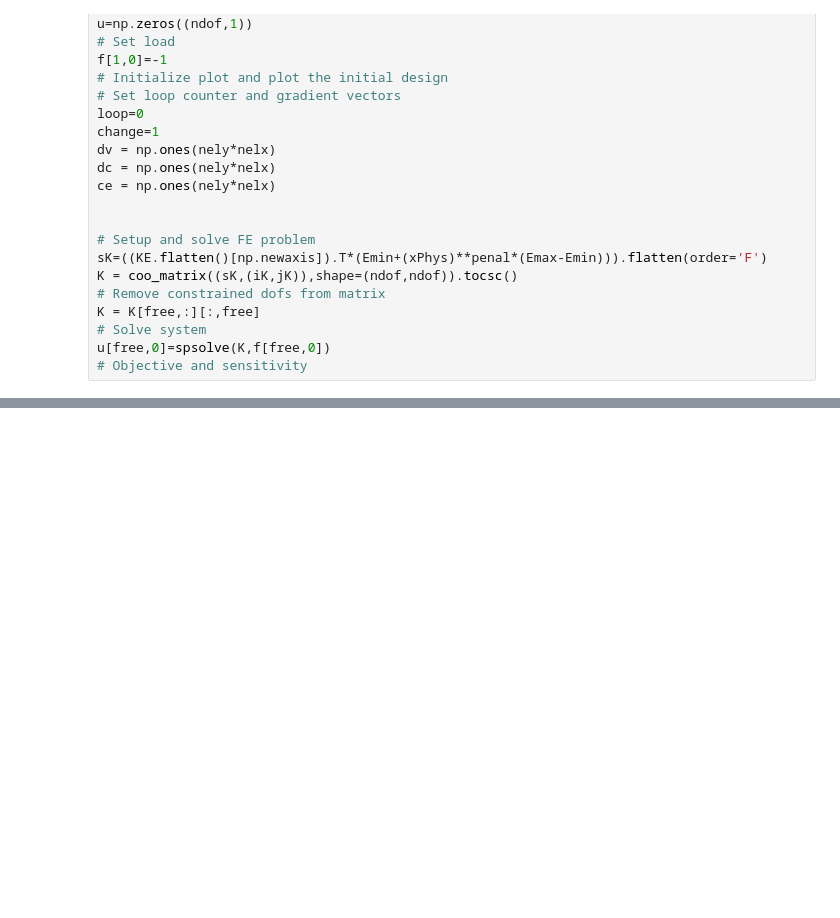
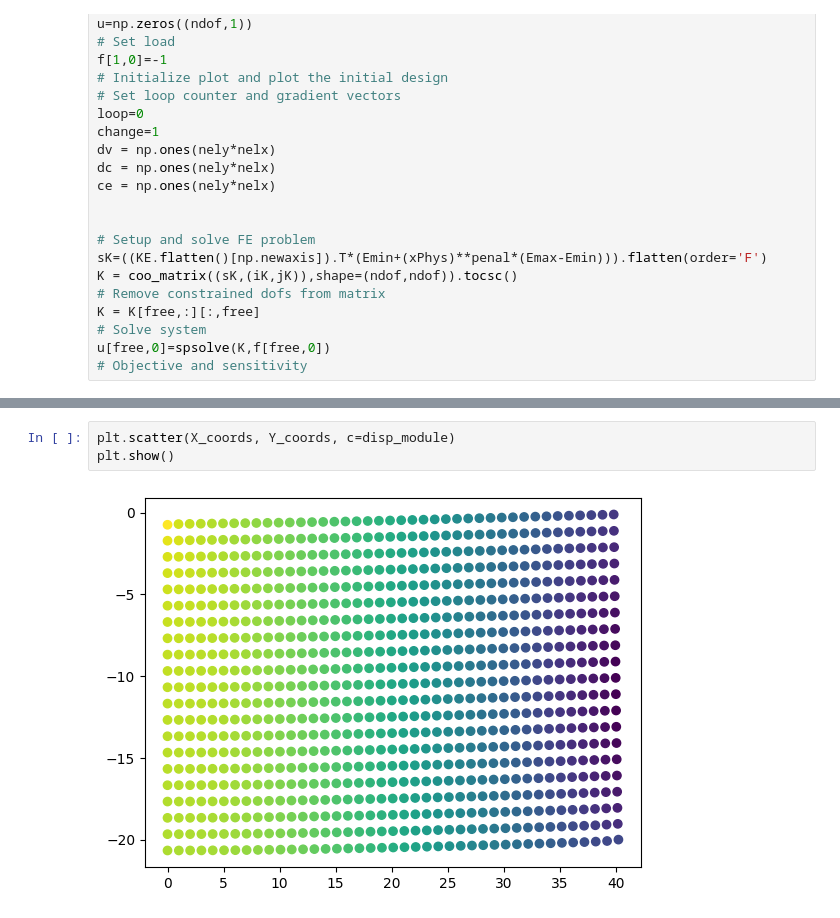
Before and after one commit to katerina2901/NLA_Topology_team, a Jupyter notebook: 2d_topology.ipynb, the cells around one changed output, grey strips where cells are left out. Saved outputs shown, nothing was run; the diff lists cells and outputs as text; blank space fills up the shorter version.

```diff
--- a/2d_topology.ipynb
+++ b/2d_topology.ipynb
@@ -380,0 +502,5 @@ for elx in range(nelx):
+# %%
+plt.scatter(X_coords, Y_coords, c=disp_module)
+plt.show()
+# %% [output]
+[figure, added]
```
Also changed, not shown: parts of 6 cells of this notebook.
